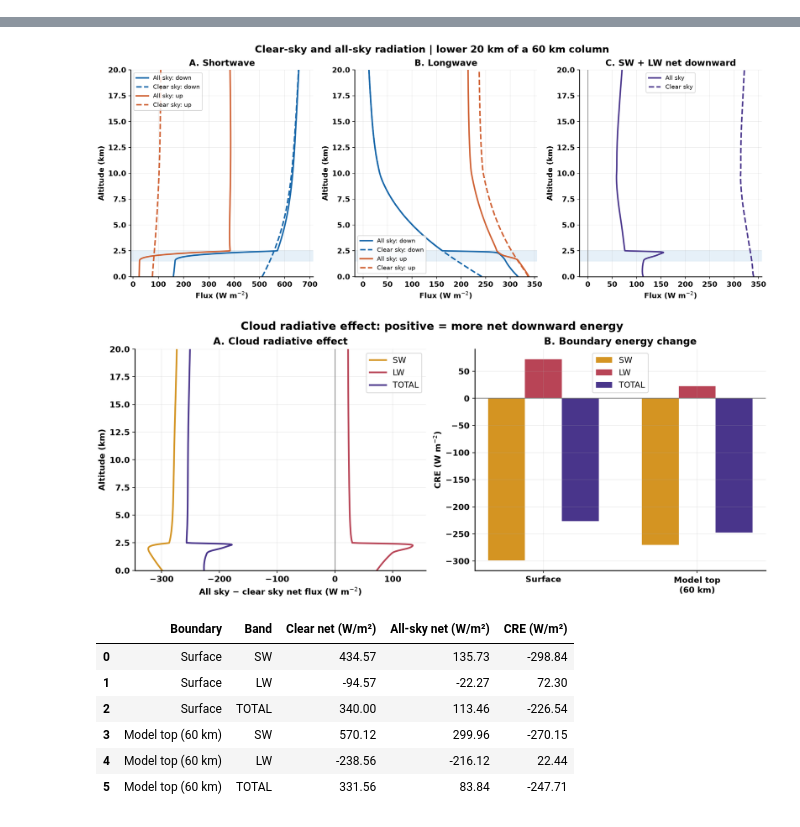
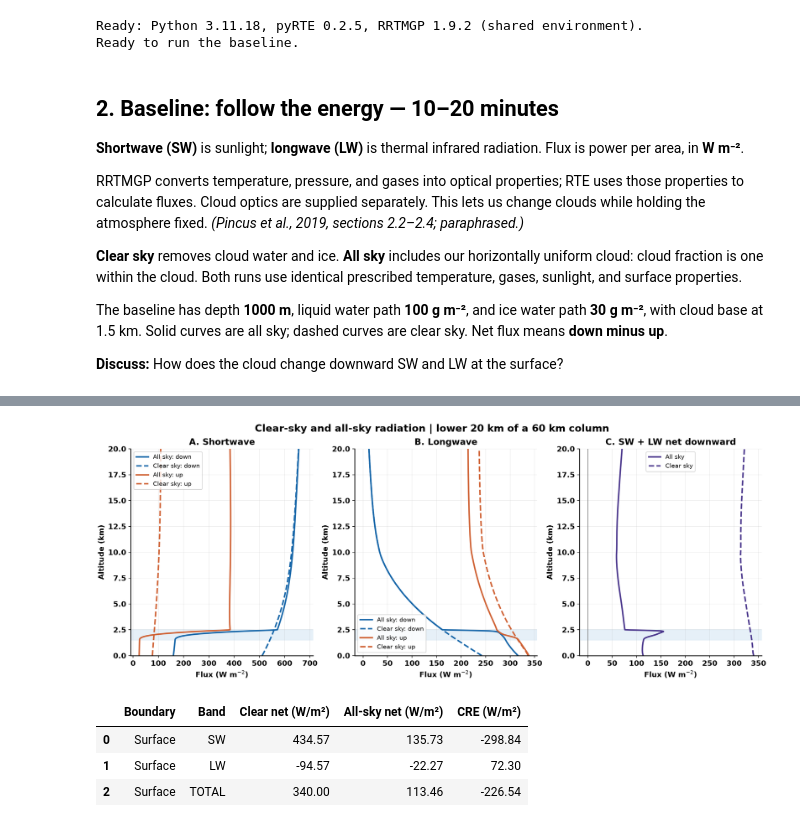
Before and after one commit to andrew-dzambo/ncar-edec-cloud-radiation-workshop, a Jupyter notebook: examples/RRTMGP_Cloud_Workshop_reference.ipynb, the cells around one changed output, grey strips where cells are left out. Saved outputs shown, nothing was run; the diff lists cells and outputs as text; code cells hidden in the pictures.

```diff
--- a/examples/RRTMGP_Cloud_Workshop_reference.ipynb
+++ b/examples/RRTMGP_Cloud_Workshop_reference.ipynb
@@ -103,11 +16,40 @@ Radiation does not exchange energy with neighboring columns. SW uses a two-strea
+# %%
+from pathlib import Path
+from scripts.workshop_runtime import prepare_notebook
+
+ROOT = Path.cwd().resolve()
+ready = prepare_notebook(ROOT)  # Checks the prepared runtime; does not install or download.
+print(f"Ready: Python {ready['python_version']}, pyRTE {ready['pyrte_rrtmgp_version']}, "
+      f"RRTMGP {ready['rte_rrtmgp_version']} ({ready['mode']} environment).")
+
+import numpy as np
+import pandas as pd
+from IPython.display import display, Image, FileLink
+from workshop_model import build_column, run_column, save_case, boundary_summary
+
+OUTPUT = ROOT / "outputs"
+OUTPUT.mkdir(exist_ok=True)
+print("Ready to run the baseline.")
+# %% [output]
+Ready: Python 3.11.18, pyRTE 0.2.5, RRTMGP 1.9.2 (shared environment).
+Ready to run the baseline.
+# %% [markdown]
+## 2. Baseline: follow the energy — 10–20 minutes
+
+**Shortwave (SW)** is sunlight; **longwave (LW)** is thermal infrared radiation. Flux is power per area, in **W m⁻²**.
+
+RRTMGP converts temperature, pressure, and gases into optical properties; RTE uses those properties to calculate fluxes. Cloud optics are supplied separately. This lets us change clouds while holding the atmosphere fixed. *(Pincus et al., 2019, sections 2.2–2.4; paraphrased.)*
+
+**Clear sky** removes cloud water and ice. **All sky** includes our horizontally uniform cloud: cloud fraction is one within the cloud. Both runs use identical prescribed temperature, gases, sunlight, and surface properties.
+
+The baseline has depth **1000 m**, liquid water path **100 g m⁻²**, and ice water path **30 g m⁻²**, with cloud base at 1.5 km. Solid curves are all sky; dashed curves are clear sky. Net flux means **down minus up**.
+
+**Discuss:** How does the cloud change downward SW and LW at the surface?
 # %%
 baseline_parameters = dict(depth_m=1000.0, lwp_gm2=100.0, iwp_gm2=30.0)
-baseline_atmosphere = build_column(**baseline_parameters)
-start = time.perf_counter()
-baseline = run_column(baseline_atmosphere)
+baseline = run_column(build_column(**baseline_parameters))
 baseline_files = save_case(baseline, OUTPUT, "baseline")
-print(f"Baseline pair finished in {time.perf_counter()-start:.1f} s (including saving figures).")
 display(Image(filename=str(baseline_files["fluxes"])))
-display(Image(filename=str(baseline_files["cre"])))
-display(boundary_summary(baseline).round(2))
+baseline_summary = boundary_summary(baseline)
+display(baseline_summary.loc[baseline_summary["Boundary"] == "Surface"].round(2))
 # %% [output]
@@ -115,9 +56,5 @@ Baseline pair finished in 1.4 s (including saving figures).
 [figure]
-[figure, removed]
 |  | Boundary | Band | Clear net (W/m²) | All-sky net (W/m²) | CRE (W/m²) |
 | 0 | Surface | SW | 434.57 | 135.73 | -298.84 |
 | 1 | Surface | LW | -94.57 | -22.27 | 72.30 |
 | 2 | Surface | TOTAL | 340.00 | 113.46 | -226.54 |
-| 3 | Model top (60 km) | SW | 570.12 | 299.96 | -270.15 |
-| 4 | Model top (60 km) | LW | -238.56 | -216.12 | 22.44 |
-| 5 | Model top (60 km) | TOTAL | 331.56 | 83.84 | -247.71 |
```
Also changed, not shown: parts of 25 cells of this notebook, 18 other files.
